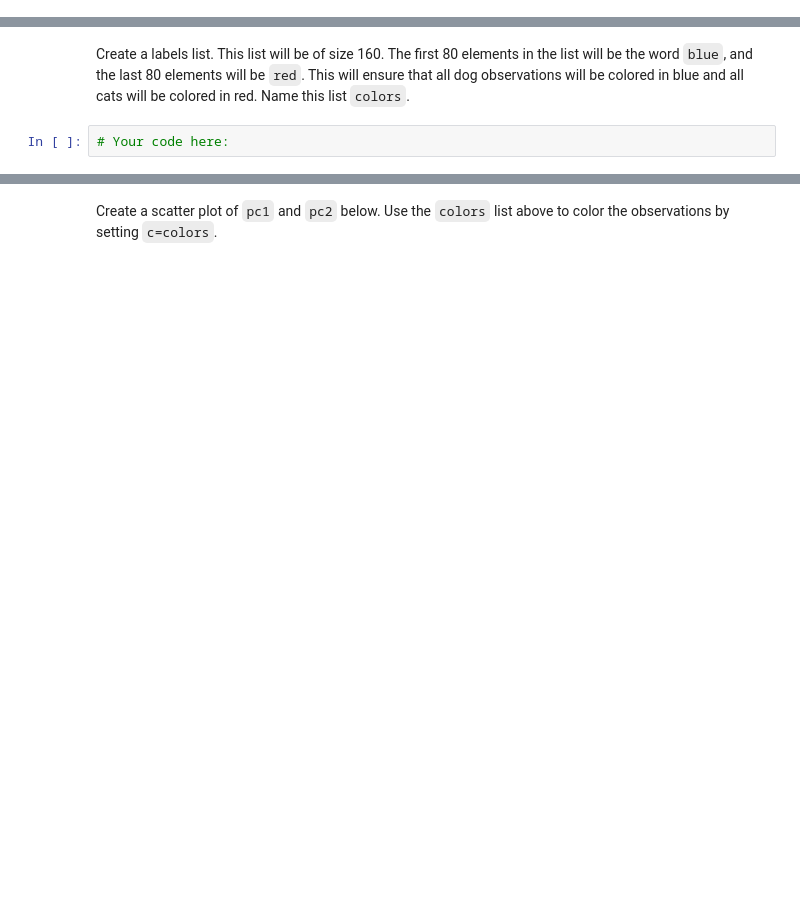
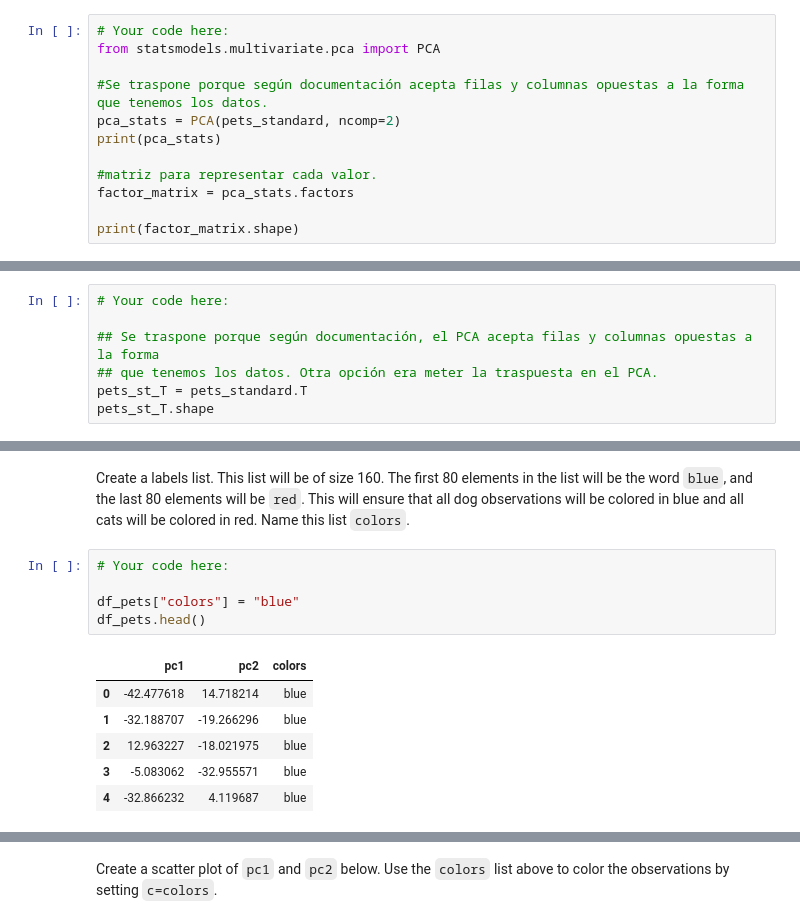
Before and after one commit to ironhack-datalabs/datamad0120, a Jupyter notebook: module-2/lab-pca/your-code/main.ipynb, the cells around one changed output, grey strips where cells are left out. Drawn from its saved outputs; the diff is of its cells as text; blank space fills up the shorter version.

```diff
--- a/module-2/lab-pca/your-code/main.ipynb
+++ b/module-2/lab-pca/your-code/main.ipynb
@@ -94,0 +155,12 @@ Load the `PCA` function from `statsmodels` (read about this function [here](http
+# %%
+# Your code here:
+from statsmodels.multivariate.pca import PCA
+
+#Se traspone porque según documentación acepta filas y columnas opuestas a la forma que tenemos los datos.
+pca_stats = PCA(pets_standard, ncomp=2)
+print(pca_stats)
+
+#matriz para representar cada valor.
+factor_matrix = pca_stats.factors
+
+print(factor_matrix.shape)
@@ -98,0 +172,7 @@ Use `numpy` to find to transpose the standardized pet array. This will help us c
+# %%
+# Your code here:
+
+## Se traspone porque según documentación, el PCA acepta filas y columnas opuestas a la forma
+## que tenemos los datos. Otra opción era meter la traspuesta en el PCA.
+pets_st_T = pets_standard.T
+pets_st_T.shape
@@ -112,3 +222,13 @@ In the cell below, turn the two dimensional projection into a pandas dataframe a
 Create a labels list. This list will be of size 160. The first 80 elements in the list will be the word `blue`, and the last 80 elements will be `red`. This will ensure that all dog observations will be colored in blue and all cats will be colored in red. Name this list `colors`.
 # %%
 # Your code here:
+
+df_pets["colors"] = "blue"
+df_pets.head()
+# %% [output]
+|  | pc1 | pc2 | colors |
+| 0 | -42.477618 | 14.718214 | blue |
+| 1 | -32.188707 | -19.266296 | blue |
+| 2 | 12.963227 | -18.021975 | blue |
+| 3 | -5.083062 | -32.955571 | blue |
+| 4 | -32.866232 | 4.119687 | blue |
```
Also changed, not shown: parts of 20 cells of this notebook.
